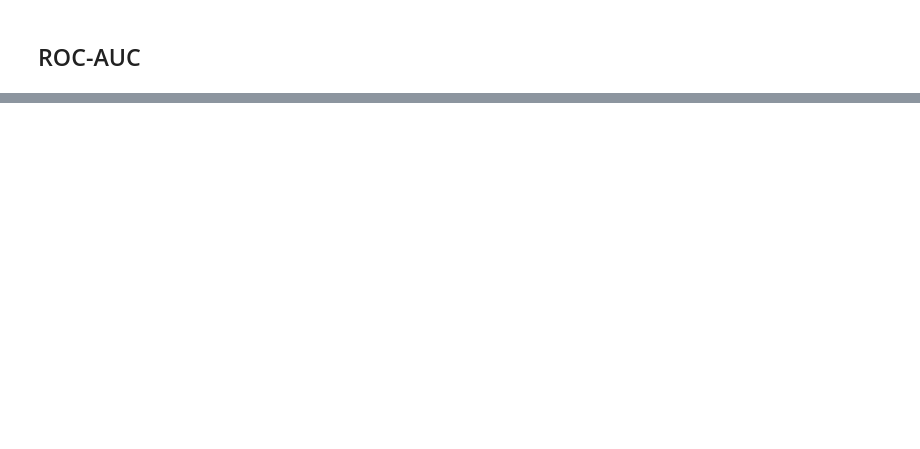
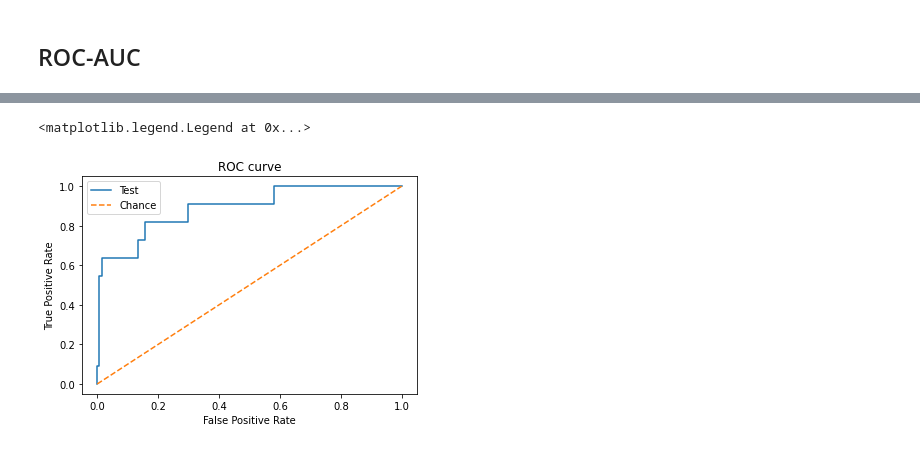
Before and after one commit to KWeatherwalks/EduWikiML, a Jupyter notebook: LogisticRegressionModel.ipynb, the cells around one changed output, grey strips where cells are left out. Drawn from its saved outputs; the diff is of its cells as text; code cells hidden in the pictures; blank space fills up the shorter version.

```diff
--- a/LogisticRegressionModel.ipynb
+++ b/LogisticRegressionModel.ipynb
@@ -241,0 +258,10 @@ The moment of truth
+# %%
+fpr, tpr, thresholds = roc_curve(y_test.map({'Yes':1, 'No':0}), y_pred_prob)
+
+# Results table
+roccurve_df = pd.DataFrame({
+    'False Positive Rate': fpr,
+    'True Positive Rate': tpr,
+    'Threshold': thresholds
+})
+roccurve_df.head()
@@ -241,0 +275,12 @@ The moment of truth
+# %%
+fig, ax = plt.subplots()
+
+ax.plot(fpr, tpr, label='Test')
+ax.plot([0,1], ls='--', label='Chance')
+plt.title('ROC curve')
+plt.xlabel('False Positive Rate')
+plt.ylabel('True Positive Rate')
+plt.legend()
+# %% [output]
+<matplotlib.legend.Legend at 0x...>
+[figure, added]
```
Also changed, not shown: parts of 21 cells of this notebook, 1 other file.
